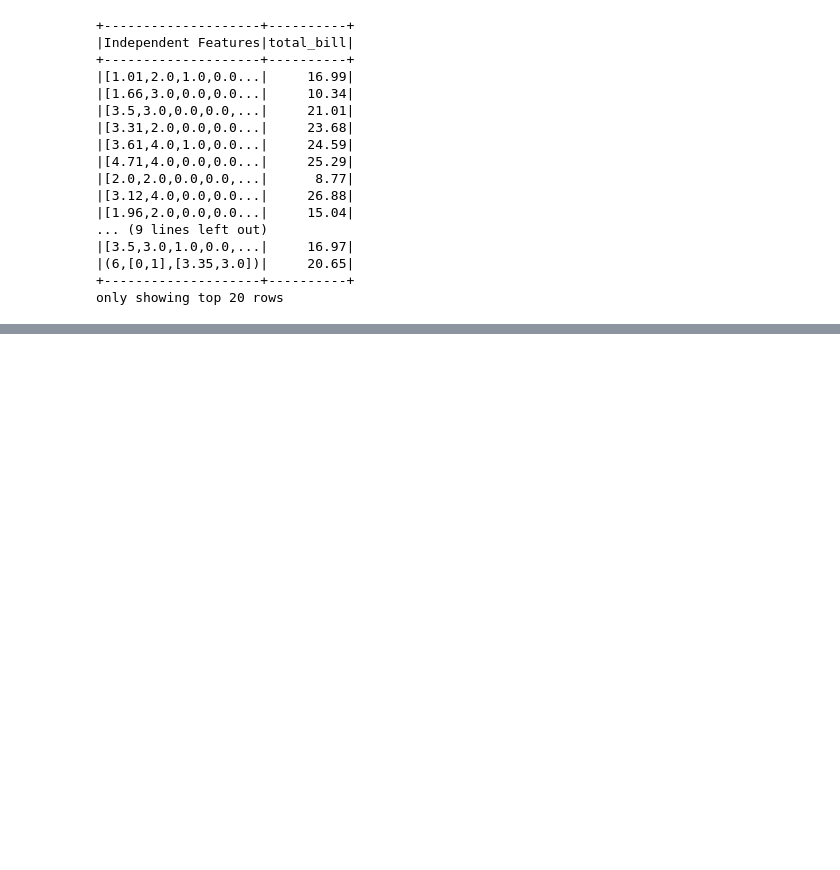
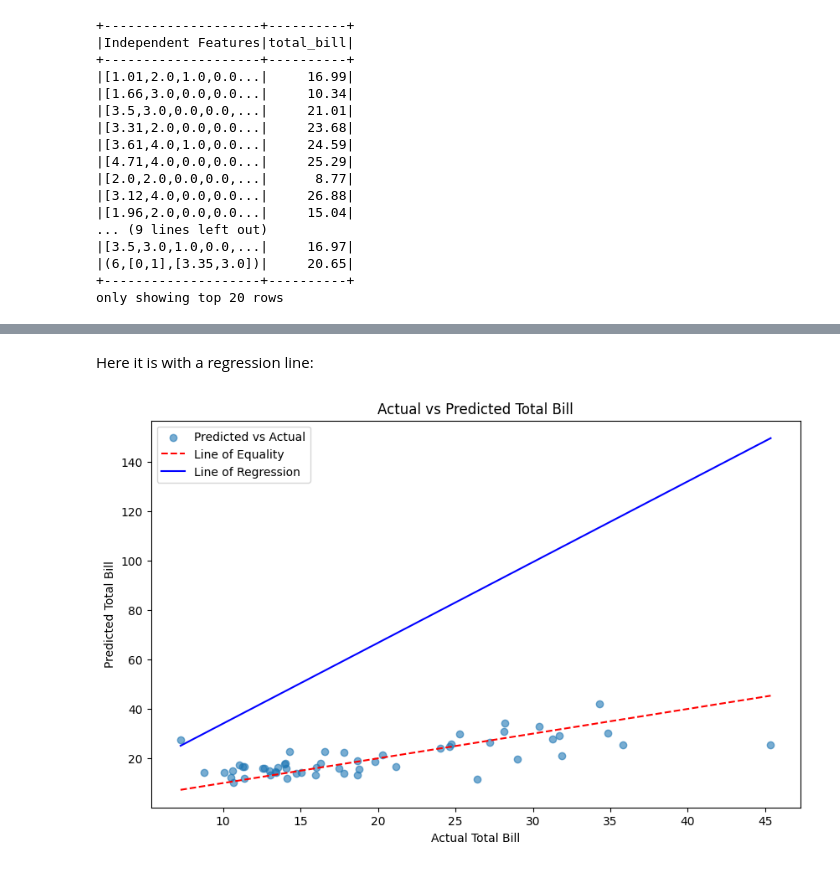
Before and after one commit to tdiprima/PySparkLab, a Jupyter notebook: spark-7.ipynb, the cells around one changed output, grey strips where cells are left out. Cells and saved outputs as stored; diff of their text form; code cells hidden in the pictures; blank space fills up the shorter version.

```diff
--- a/spark-7.ipynb
+++ b/spark-7.ipynb
@@ -234,0 +274,27 @@ pred_results.r2, pred_results.meanAbsoluteError, pred_results.meanSquaredError
+# %% [markdown]
+Here it is with a regression line:
+# %%
+# We have the regression coefficients and intercept from the model
+coefficients = regressor.coefficients
+intercept = regressor.intercept
+
+# Create a range of values for plotting the line of regression
+import numpy as np
+
+x_range = np.linspace(predictions["total_bill"].min(), predictions["total_bill"].max(), 100)
+y_range = intercept + coefficients[0] * x_range  # Adjust based on the feature you are plotting against
+
+# Plotting the results
+plt.figure(figsize=(10, 6))
+plt.scatter(predictions["total_bill"], predictions["prediction"], alpha=0.6, label='Predicted vs Actual')
+plt.plot([predictions["total_bill"].min(), predictions["total_bill"].max()],
+         [predictions["total_bill"].min(), predictions["total_bill"].max()],
+         color='red', linestyle='--', label='Line of Equality')
+plt.plot(x_range, y_range, color='blue', linestyle='-', label='Line of Regression')
+plt.xlabel("Actual Total Bill")
+plt.ylabel("Predicted Total Bill")
+plt.title("Actual vs Predicted Total Bill")
+plt.legend()
+plt.show()
+# %% [output]
+[figure, added]
```
Also changed, not shown: parts of 18 cells of this notebook.
